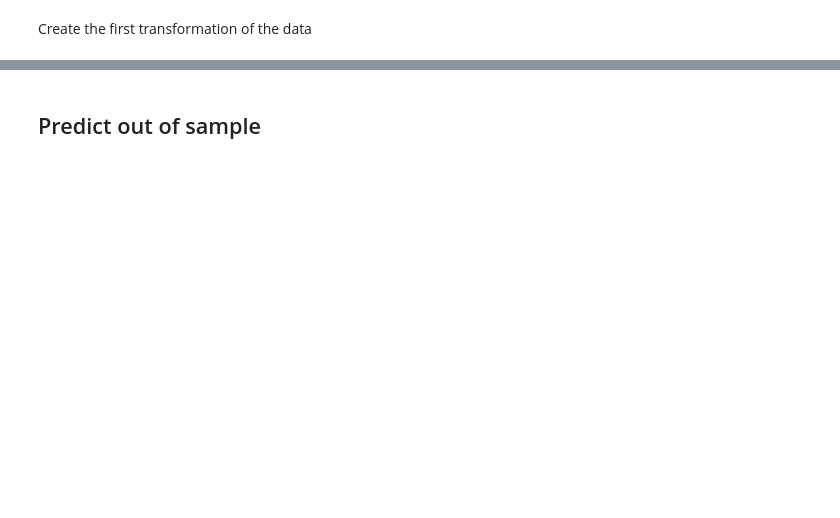
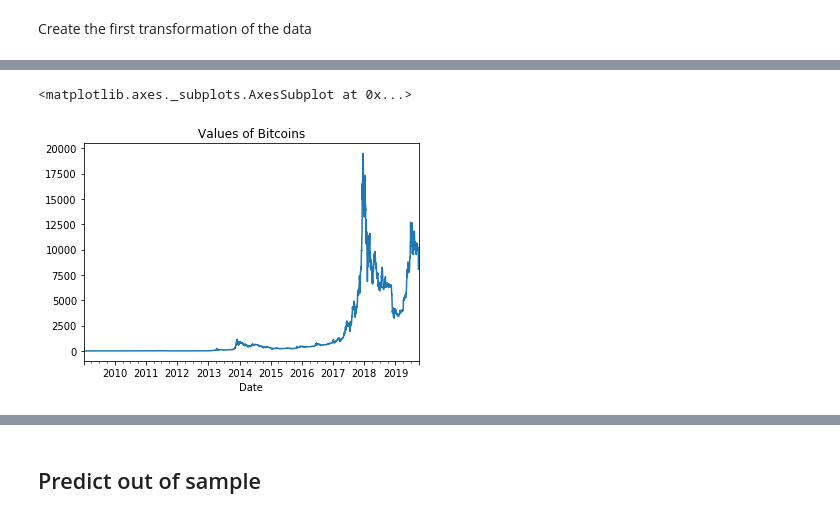
Before and after one commit to thomaspernet/PythonFinanceClass, a Jupyter notebook: SentimentAnalysis.ipynb, the cells around one changed output, grey strips where cells are left out. Saved outputs shown, nothing was run; the diff lists cells and outputs as text; code cells hidden in the pictures; blank space fills up the shorter version.

```diff
--- a/SentimentAnalysis.ipynb
+++ b/SentimentAnalysis.ipynb
@@ -252,0 +240,7 @@ array([[ 410,  745],
+# %%
+import quandl
+quandl.ApiConfig.api_key = "gs_J3domJb8kT6WjLz9s"
+# %%
+bitcoin = quandl.get("BCHAIN/MKPRU")
+bitcoin['returns'] = bitcoin.pct_change(1)
+bitcoin.head()
@@ -252,0 +255,5 @@ array([[ 410,  745],
+# %%
+bitcoin['Value'].plot(title='Values of Bitcoins')
+# %% [output]
+<matplotlib.axes._subplots.AxesSubplot at 0x...>
+[figure, added]
```
Also changed, not shown: parts of 55 cells of this notebook, 1 other file.
